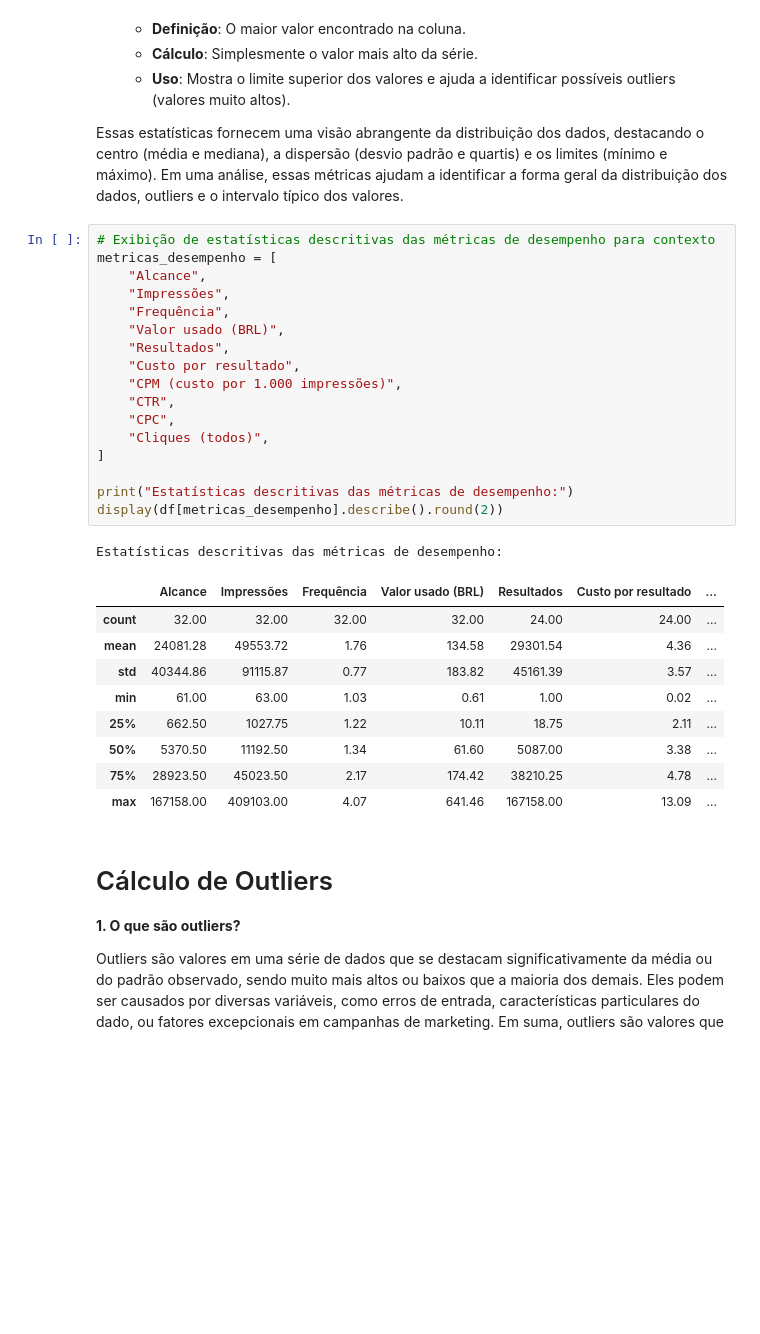
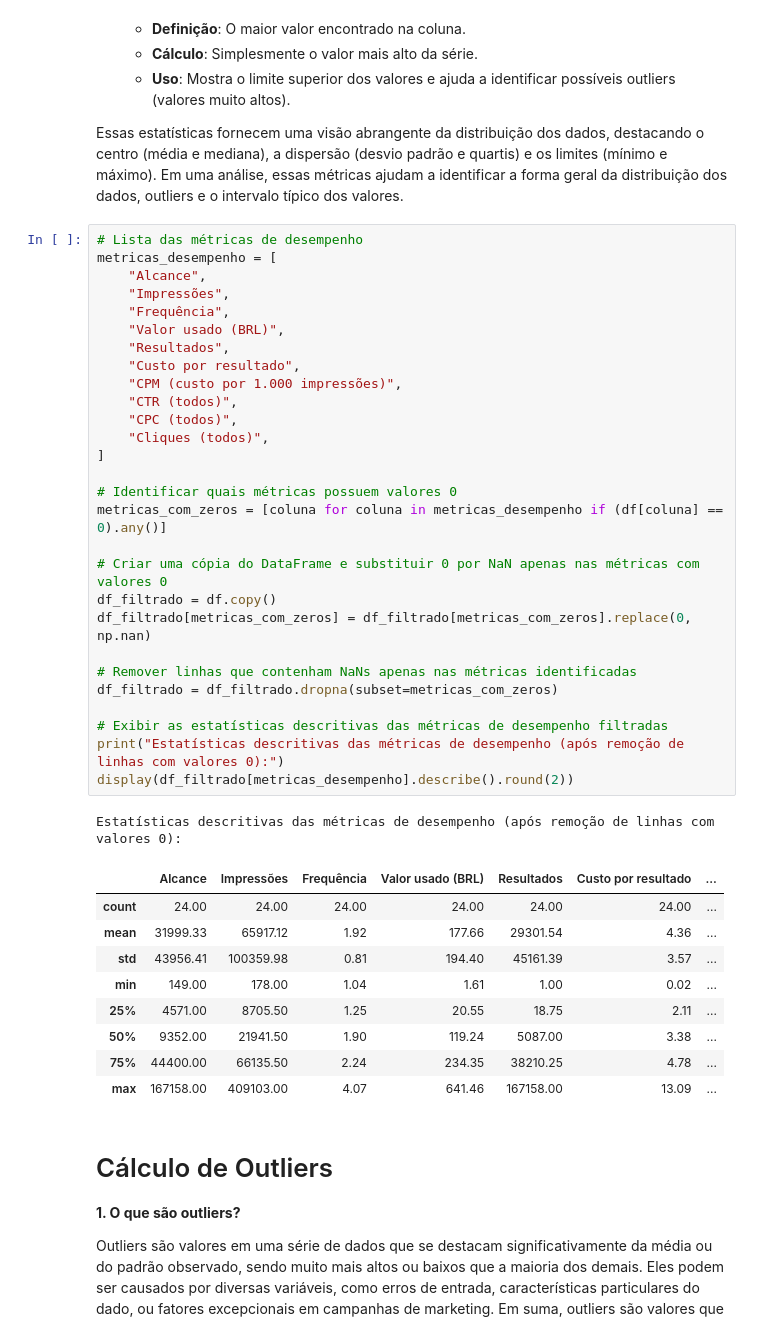
Before and after one commit to claraferreirabatista/analise_de_campanha, a Jupyter notebook: Miro Cozinha e Vinho/Janeiro até atualmente/analise_exploratoria_desde_janeiro.ipynb, the cells around one changed output. Cells and saved outputs as stored; diff of their text form; blank space fills up the shorter version.

```diff
--- a/Miro Cozinha e Vinho/Janeiro até atualmente/analise_exploratoria_desde_janeiro.ipynb
+++ b/Miro Cozinha e Vinho/Janeiro até atualmente/analise_exploratoria_desde_janeiro.ipynb
@@ -139,32 +139,43 @@ display(
 
 Essas estatísticas fornecem uma visão abrangente da distribuição dos dados, destacando o centro (média e mediana), a dispersão (desvio padrão e quartis) e os limites (mínimo e máximo). Em uma análise, essas métricas ajudam a identificar a forma geral da distribuição dos dados, outliers e o intervalo típico dos valores.
 # %%
-# Exibição de estatísticas descritivas das métricas de desempenho para contexto
+# Lista das métricas de desempenho
 metricas_desempenho = [
     "Alcance",
     "Impressões",
     "Frequência",
     "Valor usado (BRL)",
     "Resultados",
     "Custo por resultado",
     "CPM (custo por 1.000 impressões)",
-    "CTR",
-    "CPC",
+    "CTR (todos)",
+    "CPC (todos)",
     "Cliques (todos)",
 ]
 
-print("Estatísticas descritivas das métricas de desempenho:")
-display(df[metricas_desempenho].describe().round(2))
+# Identificar quais métricas possuem valores 0
+metricas_com_zeros = [coluna for coluna in metricas_desempenho if (df[coluna] == 0).any()]
+
+# Criar uma cópia do DataFrame e substituir 0 por NaN apenas nas métricas com valores 0
+df_filtrado = df.copy()
+df_filtrado[metricas_com_zeros] = df_filtrado[metricas_com_zeros].replace(0, np.nan)
+
+# Remover linhas que contenham NaNs apenas nas métricas identificadas
+df_filtrado = df_filtrado.dropna(subset=metricas_com_zeros)
+
+# Exibir as estatísticas descritivas das métricas de desempenho filtradas
+print("Estatísticas descritivas das métricas de desempenho (após remoção de linhas com valores 0):")
+display(df_filtrado[metricas_desempenho].describe().round(2))
 # %% [output]
-Estatísticas descritivas das métricas de desempenho:
+Estatísticas descritivas das métricas de desempenho (após remoção de linhas com valores 0):
 |  | Alcance | Impressões | Frequência | Valor usado (BRL) | Resultados | Custo por resultado | ... |
-| count | 32.00 | 32.00 | 32.00 | 32.00 | 24.00 | 24.00 | ... |
-| mean | 24081.28 | 49553.72 | 1.76 | 134.58 | 29301.54 | 4.36 | ... |
-| std | 40344.86 | 91115.87 | 0.77 | 183.82 | 45161.39 | 3.57 | ... |
-| min | 61.00 | 63.00 | 1.03 | 0.61 | 1.00 | 0.02 | ... |
-| 25% | 662.50 | 1027.75 | 1.22 | 10.11 | 18.75 | 2.11 | ... |
-| 50% | 5370.50 | 11192.50 | 1.34 | 61.60 | 5087.00 | 3.38 | ... |
-| 75% | 28923.50 | 45023.50 | 2.17 | 174.42 | 38210.25 | 4.78 | ... |
+| count | 24.00 | 24.00 | 24.00 | 24.00 | 24.00 | 24.00 | ... |
+| mean | 31999.33 | 65917.12 | 1.92 | 177.66 | 29301.54 | 4.36 | ... |
+| std | 43956.41 | 100359.98 | 0.81 | 194.40 | 45161.39 | 3.57 | ... |
+| min | 149.00 | 178.00 | 1.04 | 1.61 | 1.00 | 0.02 | ... |
+| 25% | 4571.00 | 8705.50 | 1.25 | 20.55 | 18.75 | 2.11 | ... |
+| 50% | 9352.00 | 21941.50 | 1.90 | 119.24 | 5087.00 | 3.38 | ... |
+| 75% | 44400.00 | 66135.50 | 2.24 | 234.35 | 38210.25 | 4.78 | ... |
 | max | 167158.00 | 409103.00 | 4.07 | 641.46 | 167158.00 | 13.09 | ... |
 # %% [markdown]
 # Cálculo de Outliers
```
Also changed, not shown: parts of 10 cells of this notebook, 5 other files.
